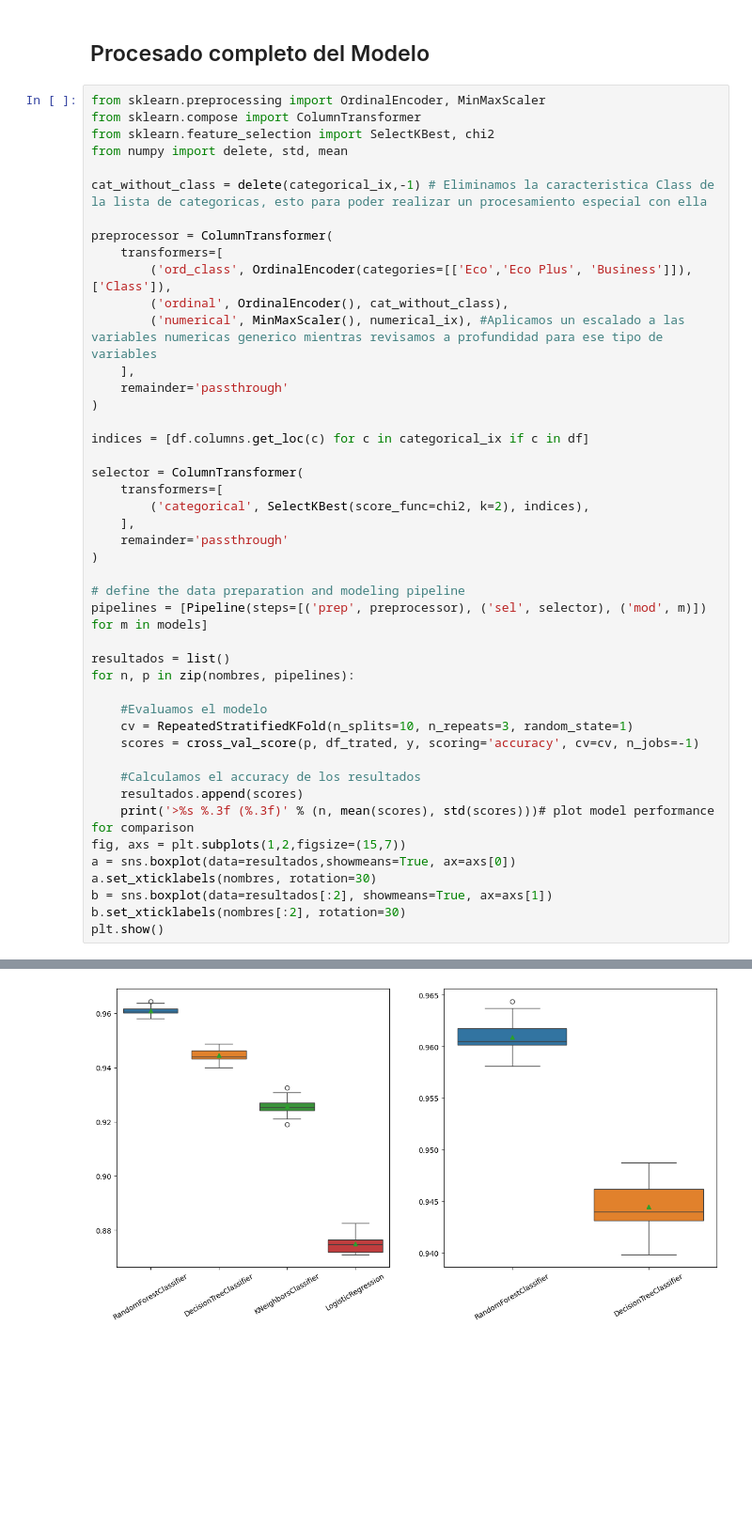
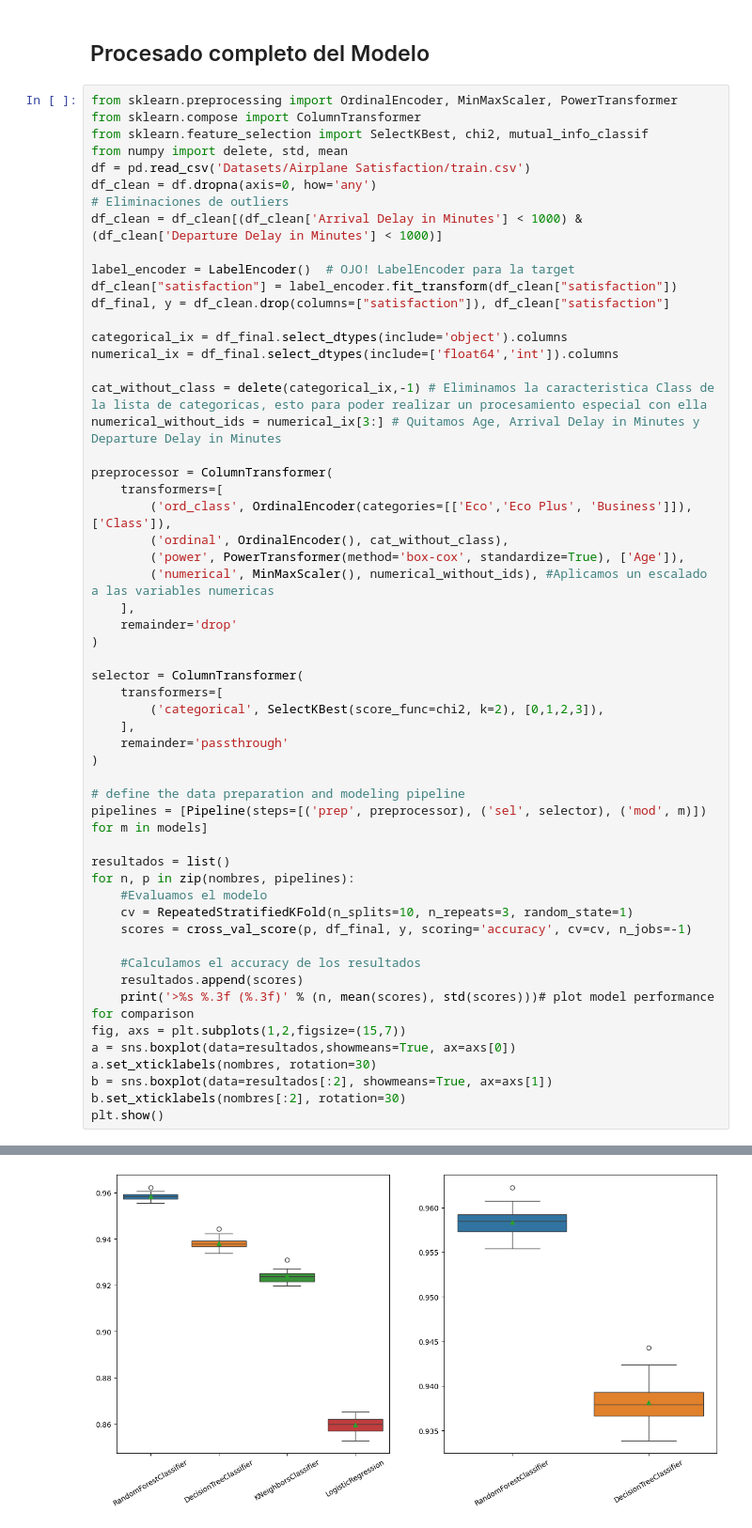
Before and after one commit to nlmaldonadog/PreparacionDeDatos-Trabajo1, a Jupyter notebook: Data_preparation-Nicolas_Maldonado.ipynb, the cells around one changed output, grey strips where cells are left out. Shown at 94% size. Cells and saved outputs as stored; diff of their text form; blank space fills up the shorter version.

```diff
--- a/Data_preparation-Nicolas_Maldonado.ipynb
+++ b/Data_preparation-Nicolas_Maldonado.ipynb
@@ -891,27 +1017,38 @@ maska.count()
 # %% [markdown]
 ## Procesado completo del Modelo
 # %%
-from sklearn.preprocessing import OrdinalEncoder, MinMaxScaler
+from sklearn.preprocessing import OrdinalEncoder, MinMaxScaler, PowerTransformer
 from sklearn.compose import ColumnTransformer
-from sklearn.feature_selection import SelectKBest, chi2
+from sklearn.feature_selection import SelectKBest, chi2, mutual_info_classif
 from numpy import delete, std, mean
+df = pd.read_csv('Datasets/Airplane Satisfaction/train.csv')
+df_clean = df.dropna(axis=0, how='any')
+# Eliminaciones de outliers
+df_clean = df_clean[(df_clean['Arrival Delay in Minutes'] < 1000) & (df_clean['Departure Delay in Minutes'] < 1000)]
+
+label_encoder = LabelEncoder()  # OJO! LabelEncoder para la target
+df_clean["satisfaction"] = label_encoder.fit_transform(df_clean["satisfaction"])
+df_final, y = df_clean.drop(columns=["satisfaction"]), df_clean["satisfaction"]
+
+categorical_ix = df_final.select_dtypes(include='object').columns
+numerical_ix = df_final.select_dtypes(include=['float64','int']).columns
 
 cat_without_class = delete(categorical_ix,-1) # Eliminamos la caracteristica Class de la lista de categoricas, esto para poder realizar un procesamiento especial con ella
+numerical_without_ids = numerical_ix[3:] # Quitamos Age, Arrival Delay in Minutes y Departure Delay in Minutes
 
 preprocessor = ColumnTransformer(
     transformers=[
         ('ord_class', OrdinalEncoder(categories=[['Eco','Eco Plus', 'Business']]), ['Class']),
         ('ordinal', OrdinalEncoder(), cat_without_class),
-        ('numerical', MinMaxScaler(), numerical_ix), #Aplicamos un escalado a las variables numericas generico mientras revisamos a profundidad para ese tipo de variables
+        ('power', PowerTransformer(method='box-cox', standardize=True), ['Age']),
+        ('numerical', MinMaxScaler(), numerical_without_ids), #Aplicamos un escalado a las variables numericas
     ],
-    remainder='passthrough'
+    remainder='drop'
 )
-
-indices = [df.columns.get_loc(c) for c in categorical_ix if c in df]
 
 selector = ColumnTransformer(
     transformers=[
-        ('categorical', SelectKBest(score_func=chi2, k=2), indices),
+        ('categorical', SelectKBest(score_func=chi2, k=2), [0,1,2,3]),
     ],
     remainder='passthrough'
 )
@@ -921,10 +1058,9 @@ pipelines = [Pipeline(steps=[('prep', preprocessor), ('sel', selector), ('mod',
 
 resultados = list()
 for n, p in zip(nombres, pipelines):
-
     #Evaluamos el modelo
     cv = RepeatedStratifiedKFold(n_splits=10, n_repeats=3, random_state=1)
-    scores = cross_val_score(p, df_trated, y, scoring='accuracy', cv=cv, n_jobs=-1)
+    scores = cross_val_score(p, df_final, y, scoring='accuracy', cv=cv, n_jobs=-1)
 
     #Calculamos el accuracy de los resultados
     resultados.append(scores)
@@ -943 +1079 @@ plt.show()
-[figure, old version]
+[figure, new version]
```
Also changed, not shown: parts of 26 cells of this notebook, 1 other file.
